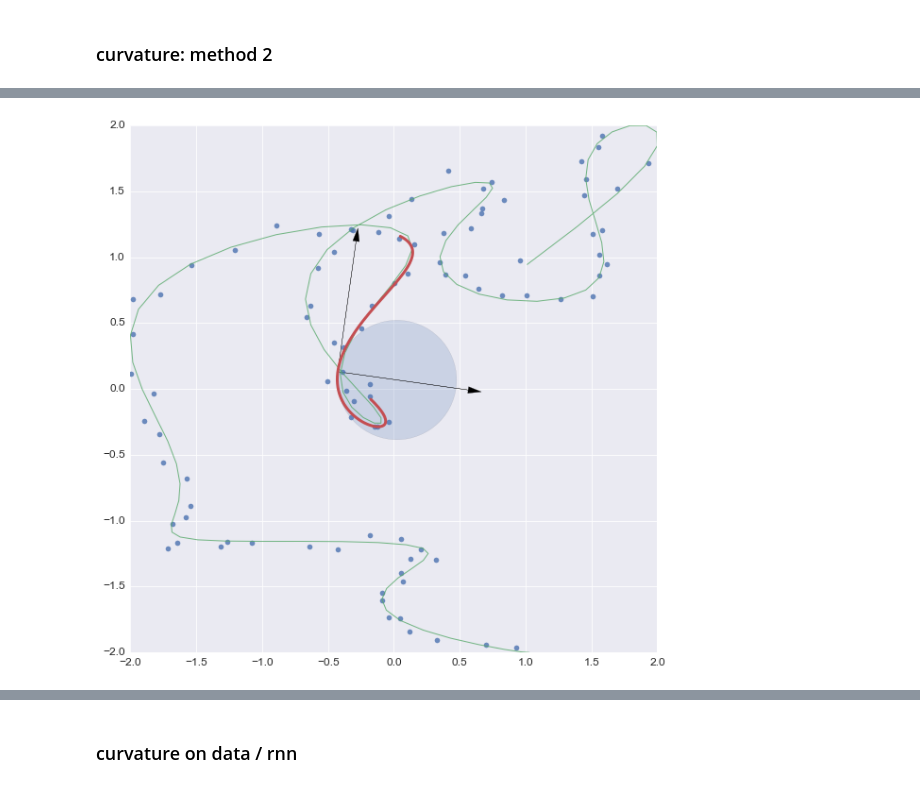
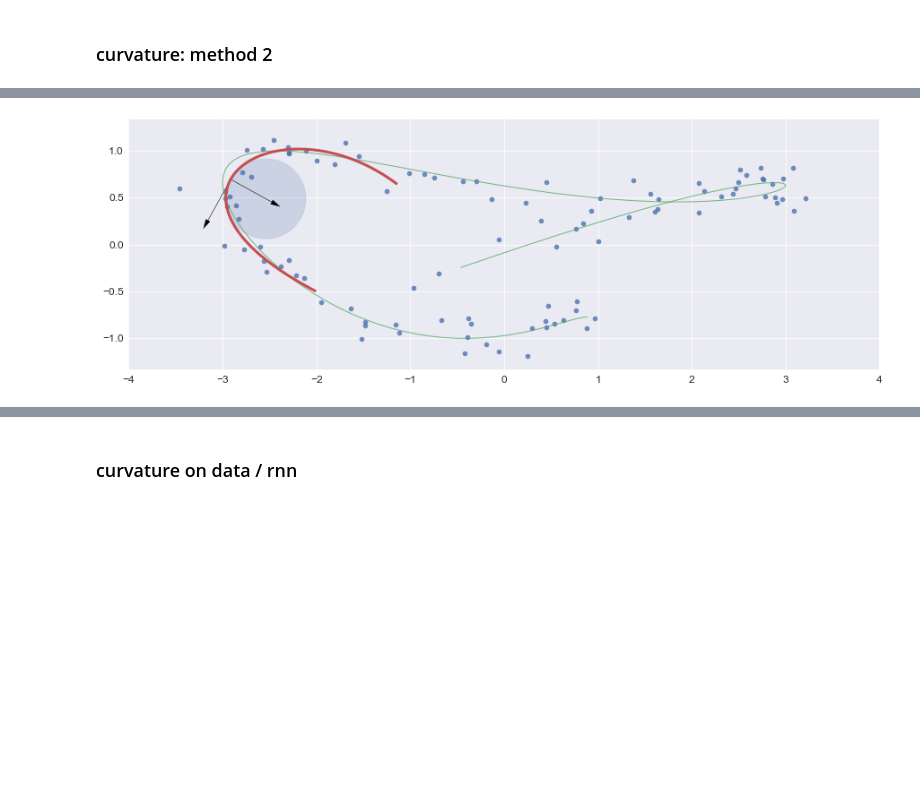
Before and after one commit to jsseely/cyclingRNN, a Jupyter notebook: misc tests.ipynb, the cells around one changed output, grey strips where cells are left out. Saved outputs shown, nothing was run; the diff lists cells and outputs as text; code cells hidden in the pictures; blank space fills up the shorter version.

```diff
--- a/misc tests.ipynb
+++ b/misc tests.ipynb
@@ -132,12 +121,23 @@ def rand_signal(time_, cycle_, components_):
 # %%
 n = 2
 t = 100
-time = np.linspace(0., 1., t)
+time = np.linspace(0., .5, t)
 
 tmid = time[t/2]
 
 points = np.zeros((t, n))
 points_true = np.zeros((t, n))
 for nn in range(n):
-    points_true[:, nn] = 2*rand_signal(time, 1, 10)
-points = points_true + 0.05*np.random.randn(t, n)
+    points_true[:, nn] = (3-nn*2)*rand_signal(time, 1, 10)
+points = points_true + 0.15*np.random.randn(t, n)
+
+fig = plt.figure(figsize=(15,5))
+if n>2:
+    ax = fig.gca(projection='3d')
+    plt.plot(points[:,0] ,points[:,1], points[:,2], 'o', linewidth=0.5, alpha=0.8)
+    plt.plot(points_true[:,0] ,points_true[:,1], points_true[:,2], '-', linewidth=1.5, alpha=0.8)
+else:
+    plt.plot(points[:,0] ,points[:,1], 'o', linewidth=0.5, alpha=0.8)
+    plt.plot(points_true[:,0] ,points_true[:,1], '-', linewidth=1, alpha=0.8)
+plt.axis('equal')
+plt.show()
@@ -157,40 +146,40 @@ plt.show()
 # %%
-tref = 50
+tref = 58
 
-total_points = 15
+total_points = 30
 deg = 4
 k, e = get_generalized_curvature(points, total_points, deg)
 
 total_curvatures = np.min((points.shape[1]-1, deg-1)) # have many curvatures to calculate
 
 half = np.floor(total_points/2).astype(int)
 
 times = np.arange(tref-half, tref+half+1)
 times_local = times - tref # will always be -half:half
 tmid = times_local[half] # tmid = 0
 p = P.polyfit(times_local, points[times], deg)
 pt = P.polyval(tmid, p)
 
 times_plot = np.linspace(times_local[0], times_local[-1], 10*total_points)
 p_plot = P.polyval(times_plot, p)
 
-plt.figure(figsize=(10,10))
+plt.figure(figsize=(15,5))
 ax = plt.gca()
 
 circle1 = plt.Circle(pt+1/k[tref,0]*e[tref][:,1], 1/k[tref,0], alpha=0.2)
 ax.add_artist(circle1)
 
 plt.plot(points[:,0], points[:,1],  'o', linewidth=1, alpha=0.8)
 plt.plot(points_true[:,0], points_true[:,1],  '-', linewidth=1, alpha=0.8)
 plt.plot(p_plot.T[:,0], p_plot.T[:,1], linewidth=3)
 
-ax.arrow(pt[0], pt[1], e[tref][0,0], e[tref][1,0], head_width=0.05, head_length=0.1, fc='k', ec='k')
-ax.arrow(pt[0], pt[1], e[tref][0,1], e[tref][1,1], head_width=0.05, head_length=0.1, fc='k', ec='k')
+ax.arrow(pt[0], pt[1], 0.5*e[tref][0,0], 0.5*e[tref][1,0], head_width=0.05, head_length=0.1, fc='k', ec='k')
+ax.arrow(pt[0], pt[1], 0.5*e[tref][0,1], 0.5*e[tref][1,1], head_width=0.05, head_length=0.1, fc='k', ec='k')
 
 plt.axis('equal')
-plt.xlim([-2, 2])
-plt.ylim([-2, 2])
+#plt.xlim([-2, 2])
+#plt.ylim([-2, 2])
 
 plt.show()
 # %% [output]
-[figure, old version]
+[figure, new version]
```
Also changed, not shown: parts of 7 cells of this notebook, 2 other files.
